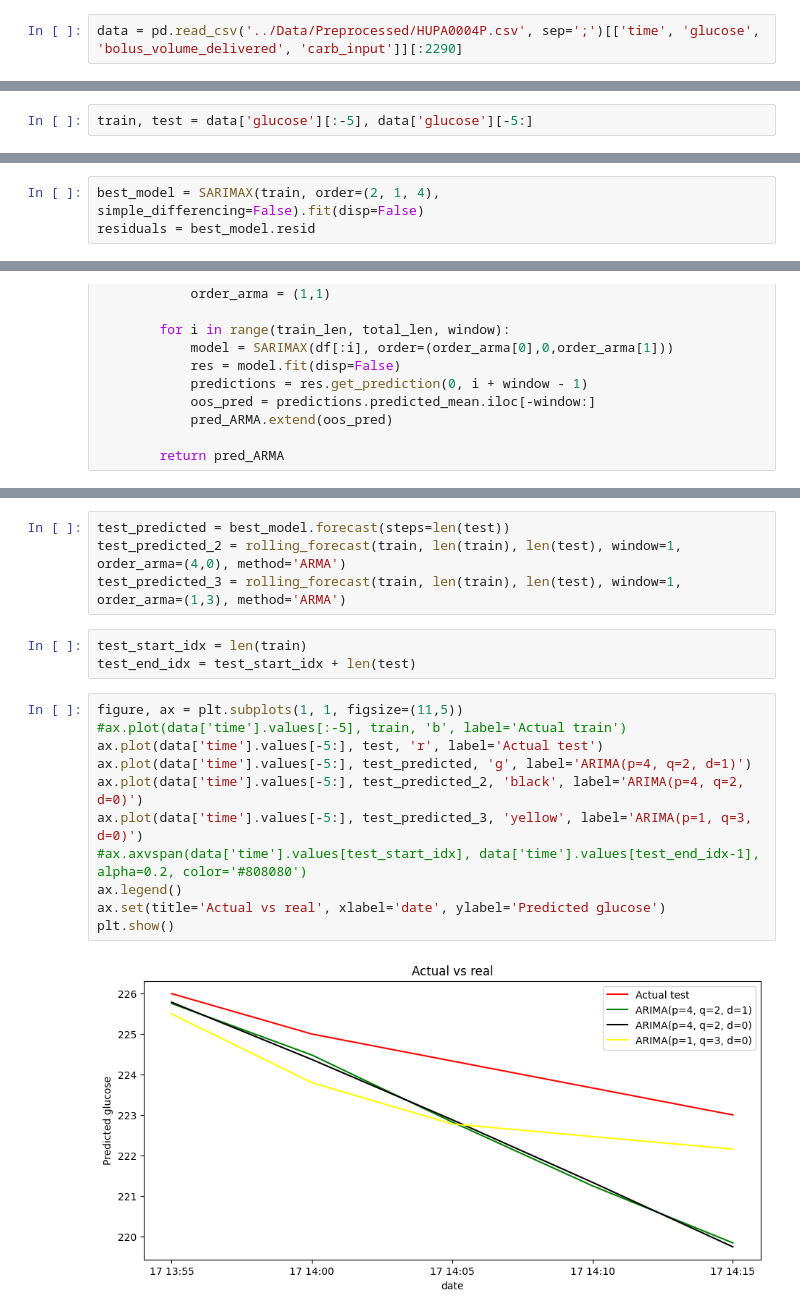
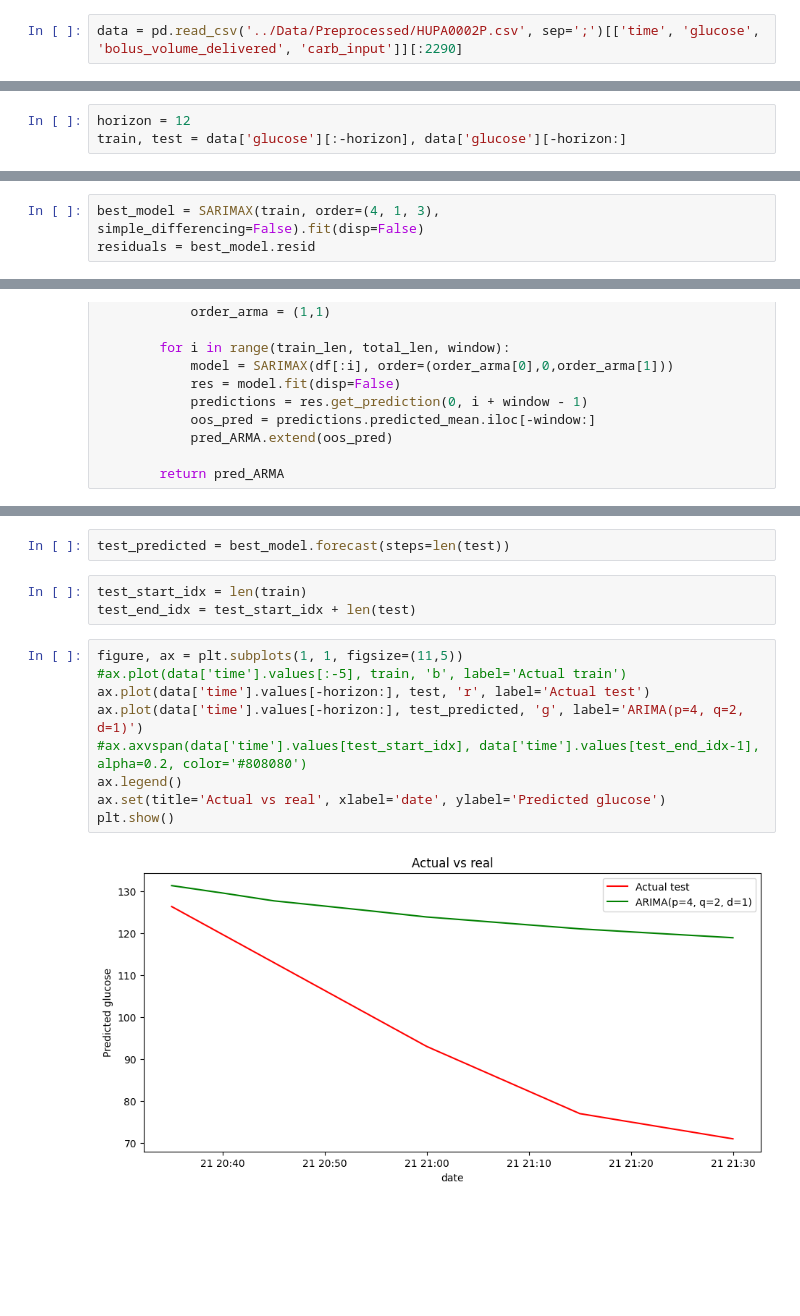
Before and after one commit to Arturo2711/Hypoglycemia_Prediction, a Jupyter notebook: notebooks/patient3.ipynb, the cells around one changed output, grey strips where cells are left out. Cells and saved outputs as stored; diff of their text form; blank space fills up the shorter version.

```diff
--- a/notebooks/patient3.ipynb
+++ b/notebooks/patient3.ipynb
@@ -10,7 +10,7 @@ For this notebook, we are following Box-Jenkins methodology
 # %% [markdown]
 ## Get data and visualize the data
 # %%
-data = pd.read_csv('../Data/Preprocessed/HUPA0004P.csv', sep=';')[['time', 'glucose', 'bolus_volume_delivered', 'carb_input']][:2290]
+data = pd.read_csv('../Data/Preprocessed/HUPA0002P.csv', sep=';')[['time', 'glucose', 'bolus_volume_delivered', 'carb_input']][:2290]
 # %%
 data['time'] = pd.to_datetime(data['time'])
 data
@@ -143,7 +140,8 @@ Now the series is stacionary in both tests
 # %% [markdown]
 ## Define train and test size
 # %%
-train, test = data['glucose'][:-5], data['glucose'][-5:]
+horizon = 12
+train, test = data['glucose'][:-horizon], data['glucose'][-horizon:]
 # %%
 train.shape
 # %% [output]
@@ -252,7 +266,7 @@ bic
 # %% [markdown]
 ## Residual analysis for the best fit model
 # %%
-best_model = SARIMAX(train, order=(2, 1, 4), simple_differencing=False).fit(disp=False)
+best_model = SARIMAX(train, order=(4, 1, 3), simple_differencing=False).fit(disp=False)
 residuals = best_model.resid
 # %%
 from scipy.stats import norm
@@ -422,21 +436,17 @@ Warnings:
 [1] Covariance matrix calculated using the outer product of gradients (complex-step).
 # %%
 test_predicted = best_model.forecast(steps=len(test))
-test_predicted_2 = rolling_forecast(train, len(train), len(test), window=1, order_arma=(4,0), method='ARMA')
-test_predicted_3 = rolling_forecast(train, len(train), len(test), window=1, order_arma=(1,3), method='ARMA')
 # %%
 test_start_idx = len(train)
 test_end_idx = test_start_idx + len(test)
 # %%
 figure, ax = plt.subplots(1, 1, figsize=(11,5))
 #ax.plot(data['time'].values[:-5], train, 'b', label='Actual train')
-ax.plot(data['time'].values[-5:], test, 'r', label='Actual test')
-ax.plot(data['time'].values[-5:], test_predicted, 'g', label='ARIMA(p=4, q=2, d=1)')
-ax.plot(data['time'].values[-5:], test_predicted_2, 'black', label='ARIMA(p=4, q=2, d=0)')
-ax.plot(data['time'].values[-5:], test_predicted_3, 'yellow', label='ARIMA(p=1, q=3, d=0)')
+ax.plot(data['time'].values[-horizon:], test, 'r', label='Actual test')
+ax.plot(data['time'].values[-horizon:], test_predicted, 'g', label='ARIMA(p=4, q=2, d=1)')
 #ax.axvspan(data['time'].values[test_start_idx], data['time'].values[test_end_idx-1], alpha=0.2, color='#808080')
 ax.legend()
 ax.set(title='Actual vs real', xlabel='date', ylabel='Predicted glucose')
 plt.show()
 # %% [output]
-[figure, old version]
+[figure, new version]
```
Also changed, not shown: parts of 13 cells of this notebook, 3 other files.
